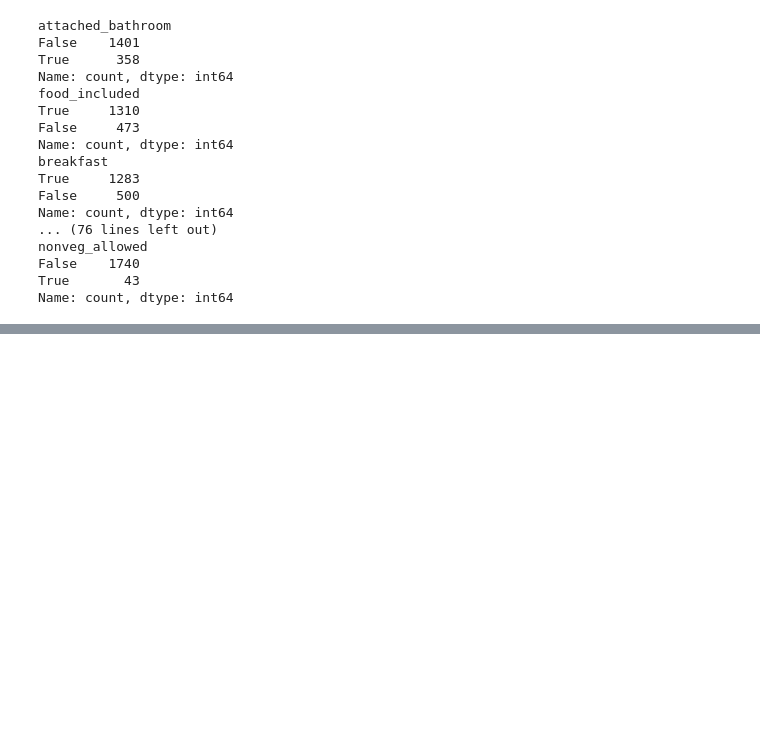
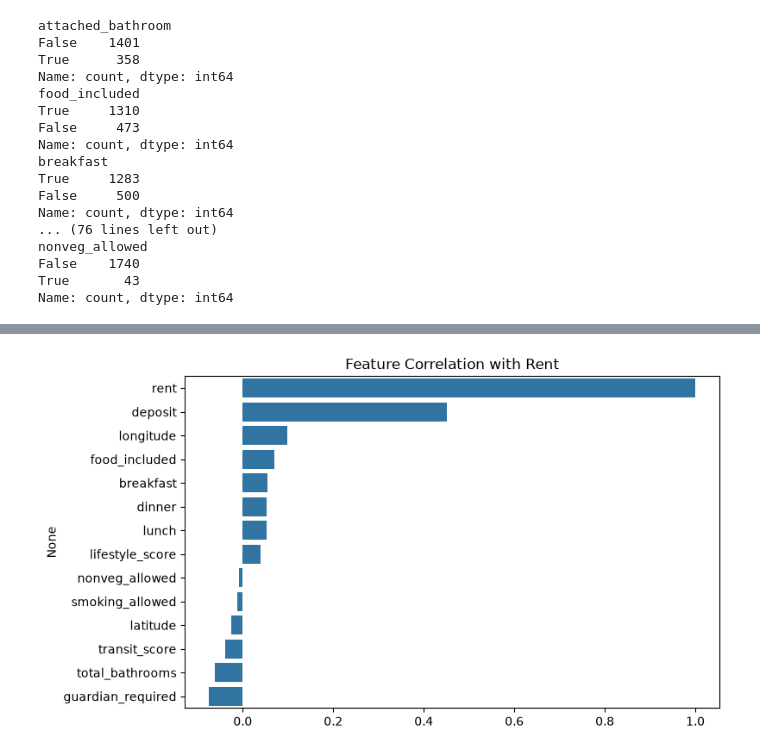
Before and after one commit to DineshMSDian/chennai-pg-price-predictor, a Jupyter notebook: Notebooks/01_eda_cleanup.ipynb, the cells around one changed output, grey strips where cells are left out. Drawn from its saved outputs; the diff is of its cells as text; code cells hidden in the pictures; blank space fills up the shorter version.

```diff
--- a/Notebooks/01_eda_cleanup.ipynb
+++ b/Notebooks/01_eda_cleanup.ipynb
@@ -348,3 +536,8 @@ Name: total_bathrooms, dtype: float64
 
 skew: 3.36
 --------------------
+# %%
+df['transit_score'] = df['transit_score'].replace(-10, np.nan)
+# now all three states collapse to: valid score OR NaN
+# re-check skew
+print(df['transit_score'].skew())
@@ -467,0 +694,9 @@ transit+lifestyle same missing rows: True
+# %%
+# 1. Correlation with rent
+
+corr = (
+    df.select_dtypes(include=['number', 'bool'])
+    .corr(numeric_only = True)['rent']
+    .sort_values(ascending = False)
+)
+corr
@@ -467,0 +719,12 @@ transit+lifestyle same missing rows: True
+# %%
+plt.figure(figsize=(8,5))
+
+sns.barplot(
+    x=corr.values,
+    y=corr.index
+)
+
+plt.title("Feature Correlation with Rent")
+plt.show()
+# %% [output]
+[figure, added]
```
Also changed, not shown: parts of 40 cells of this notebook, 1 other file.
